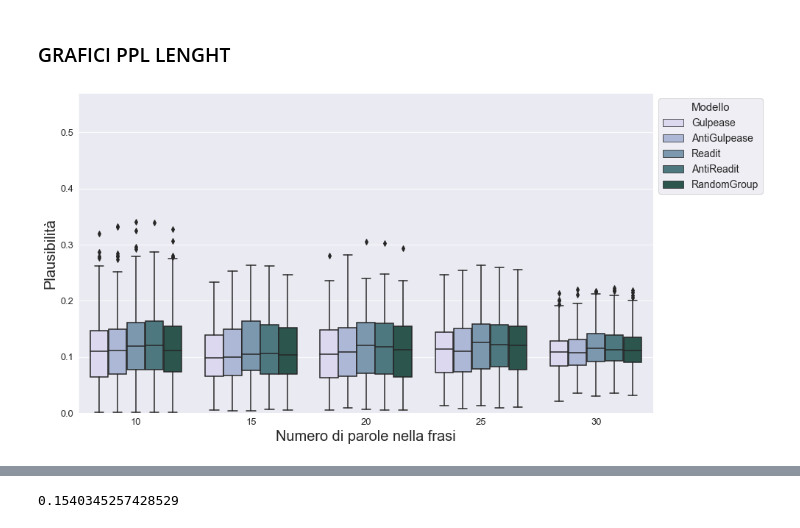
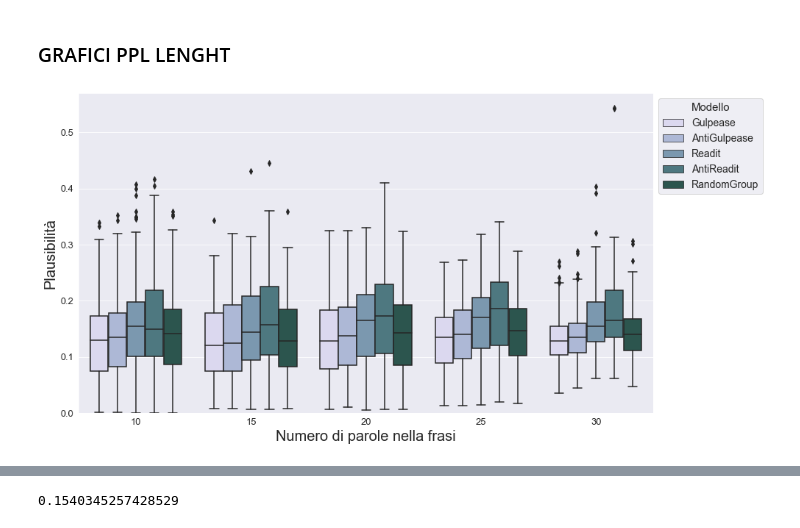
Before and after one commit to alicebergonzini/LM_pretraining, a Jupyter notebook: data_analysis.ipynb, the cells around one changed output, grey strips where cells are left out. Saved outputs shown, nothing was run; the diff lists cells and outputs as text; code cells hidden in the pictures.

Commit message:
More plots

```diff
--- a/data_analysis.ipynb
+++ b/data_analysis.ipynb
@@ -807,0 +807,10 @@ frasi_totale = pd.concat([frasi10, frasi15, frasi20, frasi25, frasi30], ignore_i
+# %%
+frasi_totale = pd.concat([frasi10, frasi15, frasi20, frasi25, frasi30], ignore_index=True)
+frasi_totale['pp_randomg_c2'] = frasi_totale[['pp_random5_c2', 'pp_random18_c2', 'pp_random21_c2', 'pp_random29_c2', 'pp_random37_c2']].mean(axis=1)
+frasi_totale['pp_randomg_c32'] = frasi_totale[['pp_random5_c32', 'pp_random18_c32', 'pp_random21_c32', 'pp_random29_c32', 'pp_random37_c32']].mean(axis=1)
+
+frasi_totale['pp_randomg_c512'] = frasi_totale[['pp_random5_c512', 'pp_random18_c512', 'pp_random21_c512', 'pp_random29_c512', 'pp_random37_c512']].mean(axis=1)
+
+frasi_totale['pp_randomg_c8192'] = frasi_totale[['pp_random5_c8192', 'pp_random18_c8192', 'pp_random21_c8192', 'pp_random29_c8192', 'pp_random37_c8192']].mean(axis=1)
+
+frasi_totale['pp_randomg_c15449'] = frasi_totale[['pp_random5_c15449', 'pp_random18_c15449', 'pp_random21_c15449', 'pp_random29_c15449', 'pp_random37_c15449']].mean(axis=1)
@@ -887,26 +906,26 @@ ppl_last.head()
 # %%
     # Per visualizzare la distribuzione dei valori per ogni modello rispetto a 'num_words'
 plt.figure(figsize=(14, 8), facecolor='white')
 my_palette = sns.cubehelix_palette(start=2)
 # Usare un melt per trasformare il dataframe in un formato lungo
-df_melt = pd.melt(ppl_middle, id_vars=['num_words'], value_vars=['Gulpease', 'AntiGulpease', 'Readit', 'AntiReadit', 'RandomGroup'])
+df_melt = pd.melt(ppl_last, id_vars=['num_words'], value_vars=['Gulpease', 'AntiGulpease', 'Readit', 'AntiReadit', 'RandomGroup'])
 
 # Creare un boxplot per ogni modello rispetto al numero di parole
 sns.boxplot(x='num_words', y='value', hue='variable', data=df_melt, palette=my_palette)
 plt.ylim([0.00, 0.57])
 # Aggiustamenti del grafico
 #plt.title('Distribuzione della plausibilità delle frasi rispetto alla loro lunghezza per ogni modello', fontsize = 20)
 plt.xlabel('Numero di parole nella frasi', fontsize = 20)
 plt.ylabel('Plausibilità', fontsize=20)
 
 plt.xticks(fontsize=13)
 plt.yticks(fontsize=13)
 plt.legend(title='Modello', bbox_to_anchor=(1, 1), loc='upper left', fontsize=14, title_fontsize=15)
 
 
 plt.show()
 # %% [output]
-[figure, old version]
+[figure, new version]
 # %%
 df_grouped = ppl_last.groupby('num_words').mean()
 # %%
```
Also changed, not shown: parts of 14 cells of this notebook.
